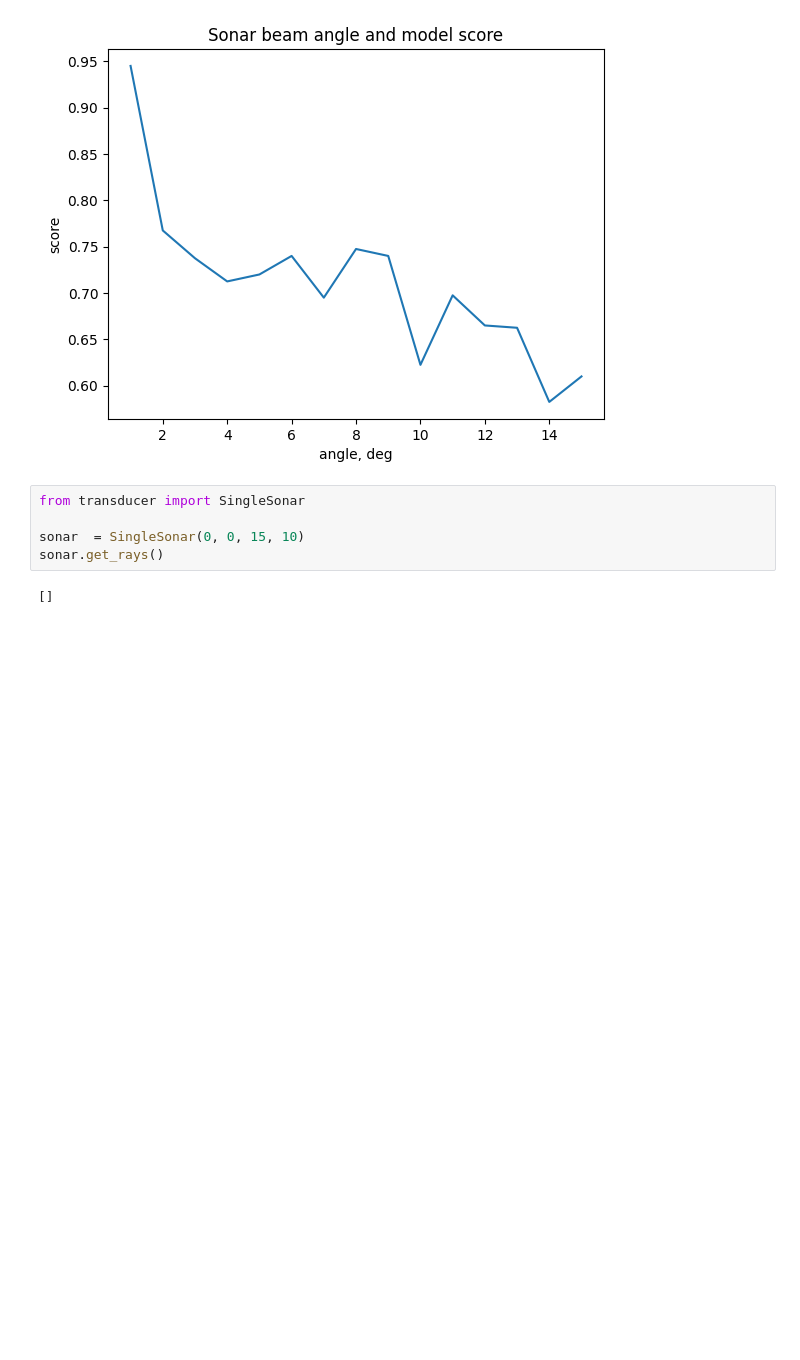
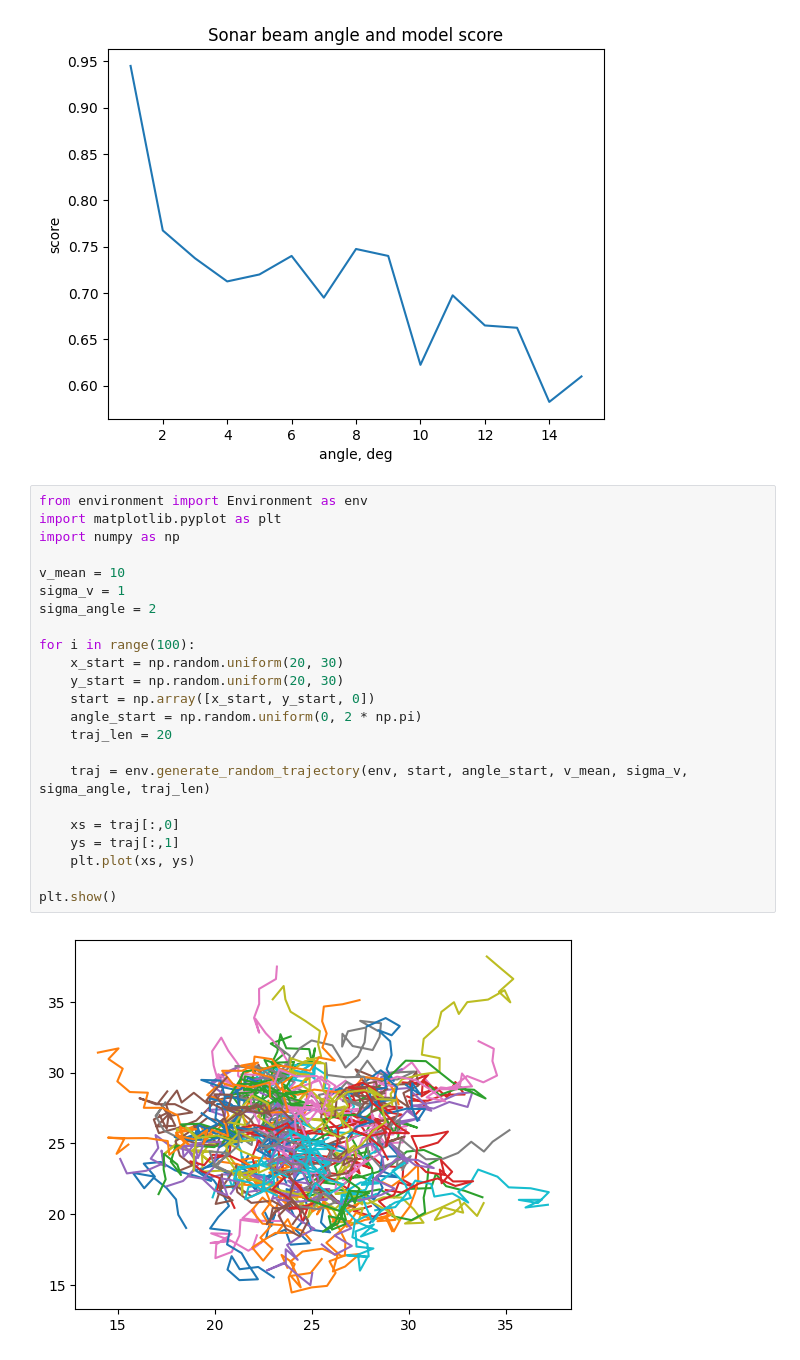
Before and after one commit to aaboiko/buoy_sonar_python, a Jupyter notebook: utils_2.ipynb, the cells around one changed output. Cells and saved outputs as stored; diff of their text form; blank space fills up the shorter version.

Commit message:
new trajs for single sonar

```diff
--- a/utils_2.ipynb
+++ b/utils_2.ipynb
@@ -243,10 +243,28 @@ plt.ylabel('score')
 plt.show()
 # %% [output]
 [figure]
-# %%
-from transducer import SingleSonar
-
-sonar  = SingleSonar(0, 0, 15, 10)
-sonar.get_rays()
-# %% [output]
-[]
+# %%
+from environment import Environment as env
+import matplotlib.pyplot as plt
+import numpy as np
+
+v_mean = 10
+sigma_v = 1
+sigma_angle = 2
+
+for i in range(100):
+    x_start = np.random.uniform(20, 30)
+    y_start = np.random.uniform(20, 30)
+    start = np.array([x_start, y_start, 0])
+    angle_start = np.random.uniform(0, 2 * np.pi)
+    traj_len = 20
+
+    traj = env.generate_random_trajectory(env, start, angle_start, v_mean, sigma_v, sigma_angle, traj_len)
+
+    xs = traj[:,0]
+    ys = traj[:,1]
+    plt.plot(xs, ys)
+
+plt.show()
+# %% [output]
+[figure, added]
```
Also changed, not shown: parts of 2 cells of this notebook, 2 other files.
